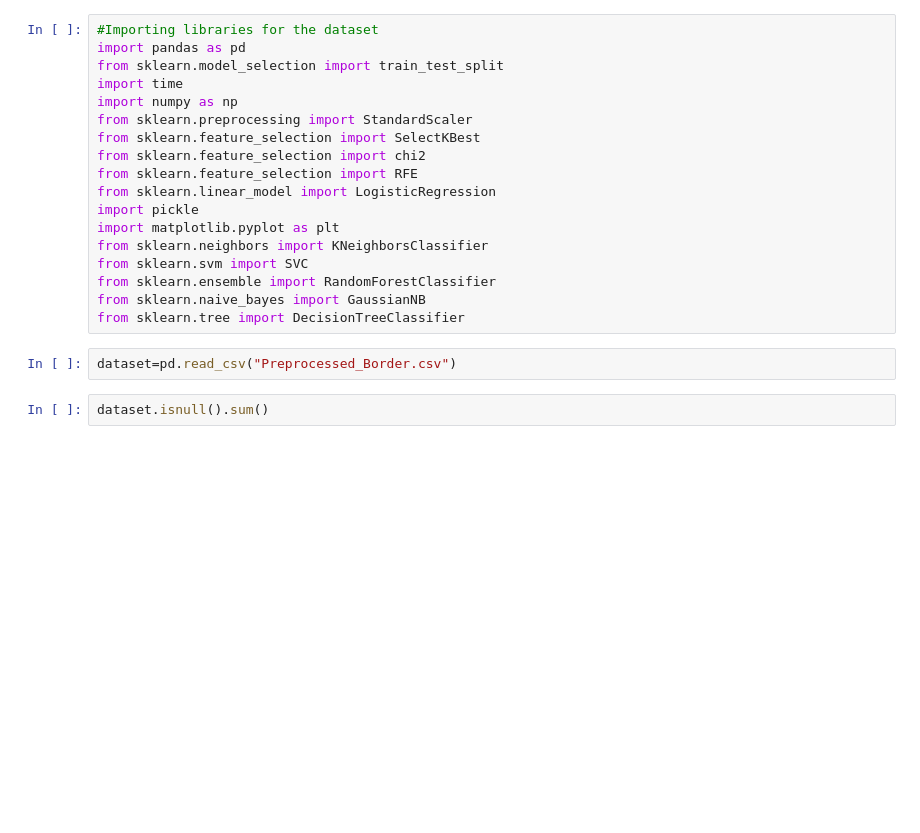
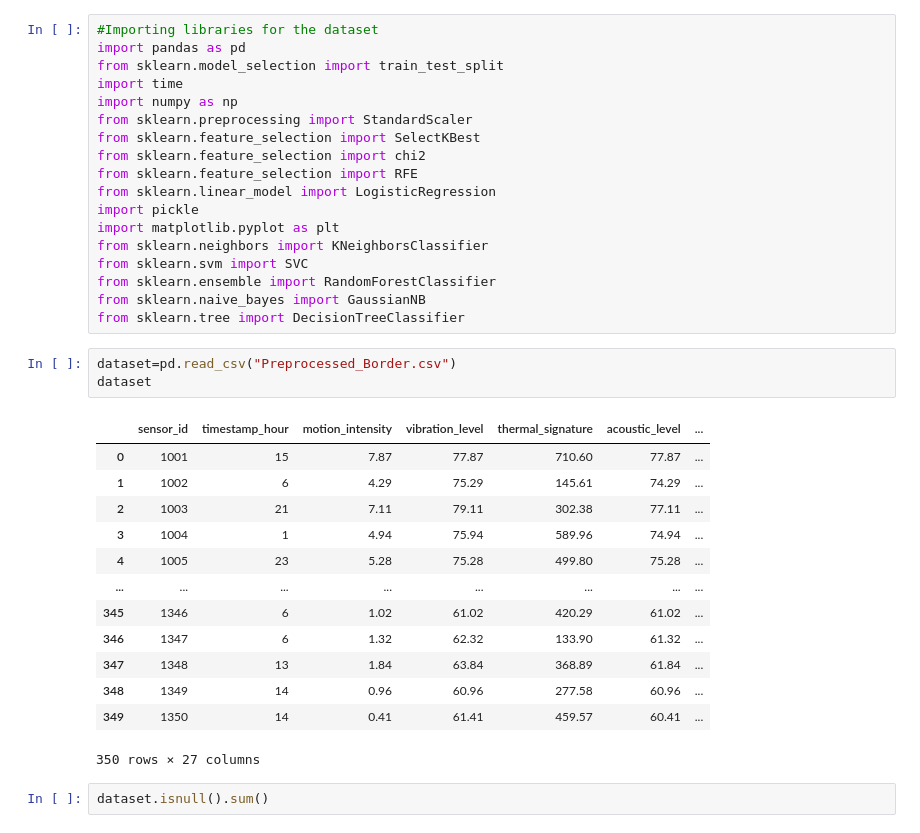
Before and after one commit to KarthickBabu-AI/Capstone-project, a Jupyter notebook: v1_Border_Final_Model.ipynb, the cells around one changed output. Saved outputs shown, nothing was run; the diff lists cells and outputs as text; blank space fills up the shorter version.

```diff
--- a/v1_Border_Final_Model.ipynb
+++ b/v1_Border_Final_Model.ipynb
@@ -18,6 +18,21 @@ from sklearn.naive_bayes import GaussianNB
 from sklearn.tree import DecisionTreeClassifier
 # %%
 dataset=pd.read_csv("Preprocessed_Border.csv")
+dataset
+# %% [output]
+|  | sensor_id | timestamp_hour | motion_intensity | vibration_level | thermal_signature | acoustic_level | ... |
+| 0 | 1001 | 15 | 7.87 | 77.87 | 710.60 | 77.87 | ... |
+| 1 | 1002 | 6 | 4.29 | 75.29 | 145.61 | 74.29 | ... |
+| 2 | 1003 | 21 | 7.11 | 79.11 | 302.38 | 77.11 | ... |
+| 3 | 1004 | 1 | 4.94 | 75.94 | 589.96 | 74.94 | ... |
+| 4 | 1005 | 23 | 5.28 | 75.28 | 499.80 | 75.28 | ... |
+| ... | ... | ... | ... | ... | ... | ... | ... |
+| 345 | 1346 | 6 | 1.02 | 61.02 | 420.29 | 61.02 | ... |
+| 346 | 1347 | 6 | 1.32 | 62.32 | 133.90 | 61.32 | ... |
+| 347 | 1348 | 13 | 1.84 | 63.84 | 368.89 | 61.84 | ... |
+| 348 | 1349 | 14 | 0.96 | 60.96 | 277.58 | 60.96 | ... |
+| 349 | 1350 | 14 | 0.41 | 61.41 | 459.57 | 60.41 | ... |
+350 rows × 27 columns
 # %%
 dataset.isnull().sum()
 # %% [output]
```
Also changed, not shown: parts of 7 cells of this notebook, 1 other file.
